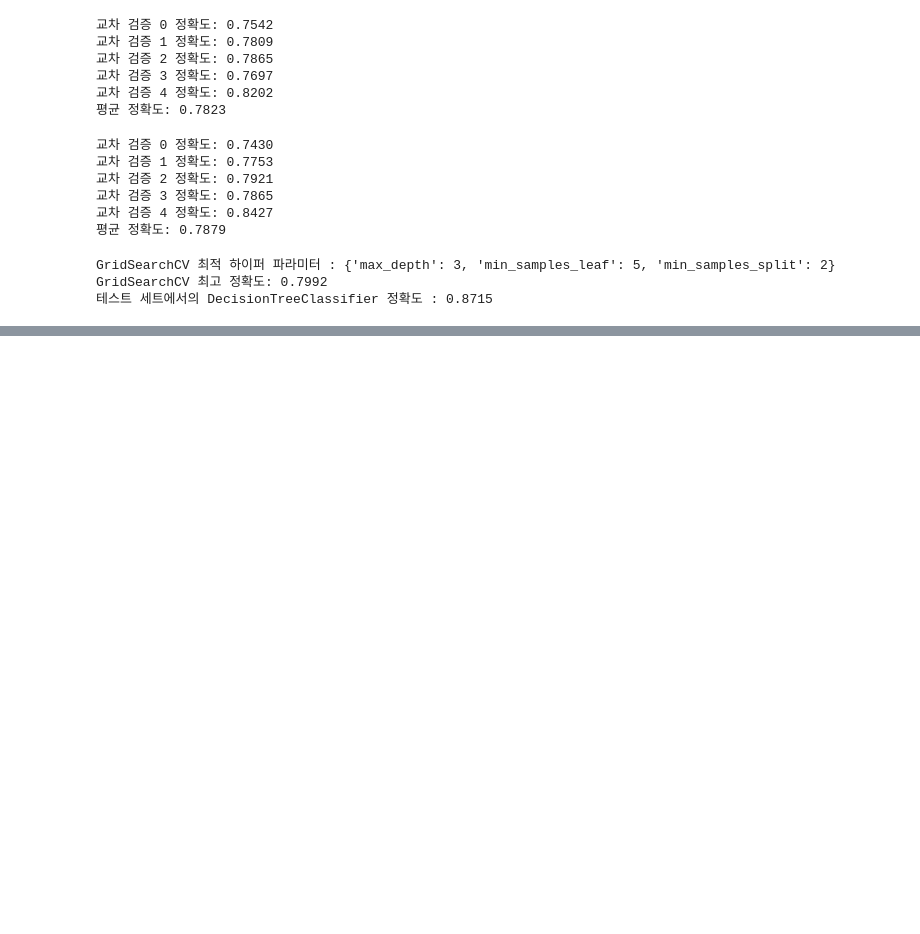
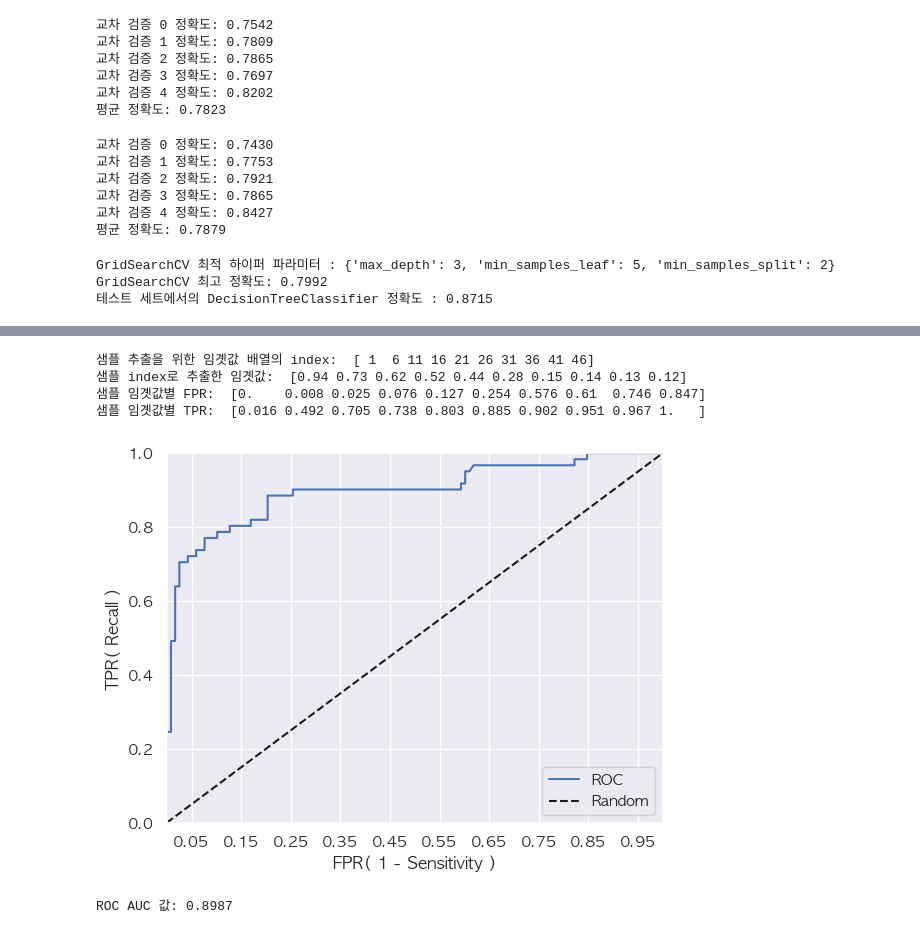
Before and after one commit to Lee-soha/ML-study, a Jupyter notebook: Titanic.ipynb, the cells around one changed output, grey strips where cells are left out. Drawn from its saved outputs; the diff is of its cells as text; code cells hidden in the pictures; blank space fills up the shorter version.

```diff
--- a/Titanic.ipynb
+++ b/Titanic.ipynb
@@ -285,0 +513,50 @@ GridSearchCV 최고 정확도: 0.7992
+# %%
+from sklearn.metrics import roc_curve
+
+# 레이블 값이 1일떄의 예측 확률을 추출
+pred_proba_class1 = lr_clf.predict_proba(X_test)[:,1]
+
+fprs, tprs, thresholds = roc_curve(y_test, pred_proba_class1)
+# 반환된 임계값 배열에서 샘플로 데이터를 추출하되, 임곗값을 5 Step으로 추출
+# thresholds[0]은 max(예측확률)+1로 임의 설정됨. 이를 제외하기 위해 np.arange는 1부터 시작
+thr_index = np.arange(1, thresholds.shape[0], 5)
+print('샘플 추출을 위한 임곗값 배열의 index: ', thr_index)
+print('샘플 index로 추출한 임곗값: ', np.round(thresholds[thr_index],2))
+
+# 5 step 단위로 추출된 임계값에 따른 FPR, TPR 값
+print('샘플 임곗값별 FPR: ', np.round(fprs[thr_index], 3))
+print('샘플 임곗값별 TPR: ', np.round(tprs[thr_index], 3))
+# %% [output]
+샘플 추출을 위한 임곗값 배열의 index:  [ 1  6 11 16 21 26 31 36 41 46]
+샘플 index로 추출한 임곗값:  [0.94 0.73 0.62 0.52 0.44 0.28 0.15 0.14 0.13 0.12]
+샘플 임곗값별 FPR:  [0.    0.008 0.025 0.076 0.127 0.254 0.576 0.61  0.746 0.847]
+샘플 임곗값별 TPR:  [0.016 0.492 0.705 0.738 0.803 0.885 0.902 0.951 0.967 1.   ]
+# %%
+# FPR의 변화에 따른 TPR의 변화를 ROC로 시각화
+def roc_curve_plot(y_test, pred_proba_c1):
+    # 임곗값에 따른 FPR, TPR 값을 반환받음.
+    fprs, tprs, thresholds = roc_curve(y_test, pred_proba_c1)
+    # ROC 곡선을 그래프 곡선으로 그림.
+    plt.plot(fprs, tprs, label='ROC')
+    # 가운데 대각선 직선을 그림.
+    plt.plot([0,1], [0,1], 'k--', label='Random')
+
+    # FPR X 축의 Scale을 0.1 단위로 변경, X, Y축 명 설정 ㅡㄷㅇ
+    start, end = plt.xlim()
+    plt.xticks(np.round(np.arange(start, end, 0.1), 2))
+    plt.xlim(0,1); plt.ylim(0,1)
+    plt.xlabel('FPR( 1 - Sensitivity )'); plt.ylabel('TPR( Recall )')
+    plt.legend()
+
+roc_curve_plot(y_test, pred_proba[:,1])
+# %% [output]
+[figure, added]
+# %%
+# ROC 곡선 면적에 기반한 AUC(Area Under Curve) 1에 가까울 수록 좋음
+from sklearn.metrics import roc_auc_score
+
+pred_proba = lr_clf.predict_proba(X_test)[:,1]
+roc_score = roc_auc_score(y_test, pred_proba)
+print("ROC AUC 값: {0:.4f}".format(roc_score))
+# %% [output]
+ROC AUC 값: 0.8987
```
Also changed, not shown: parts of 14 cells of this notebook.
